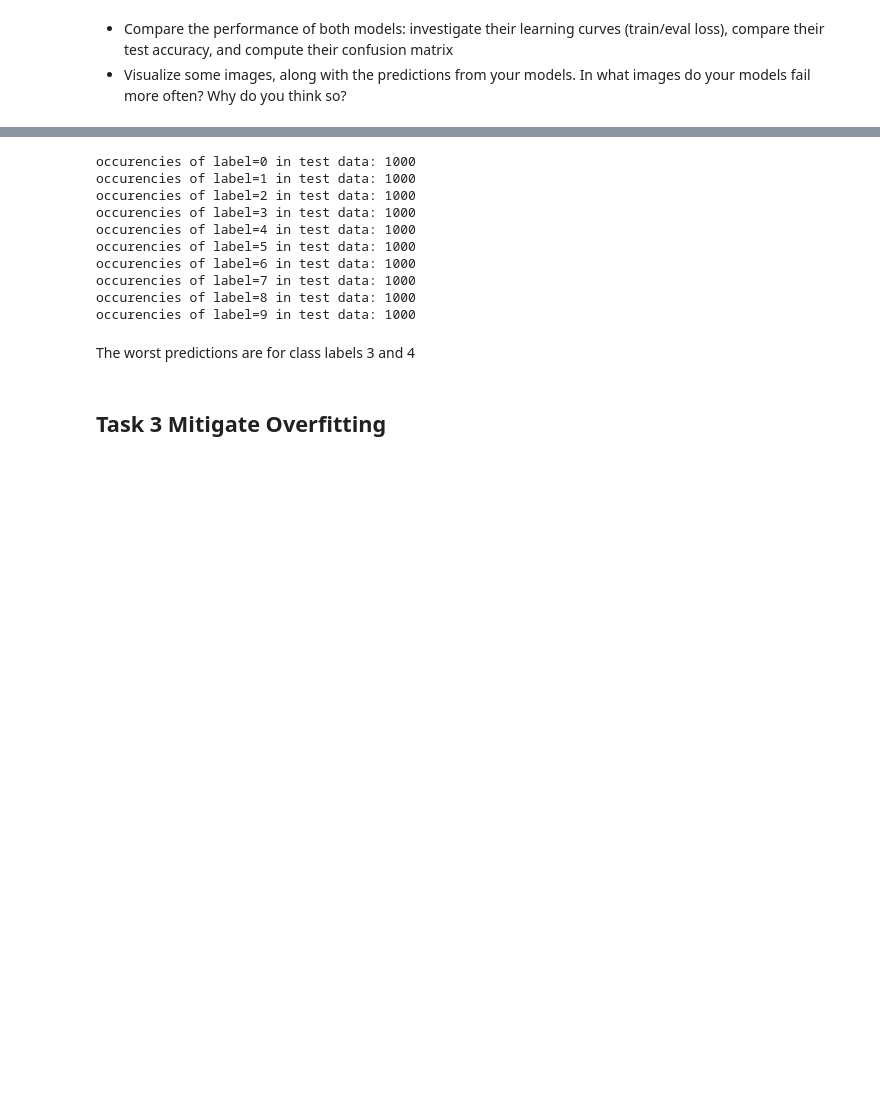
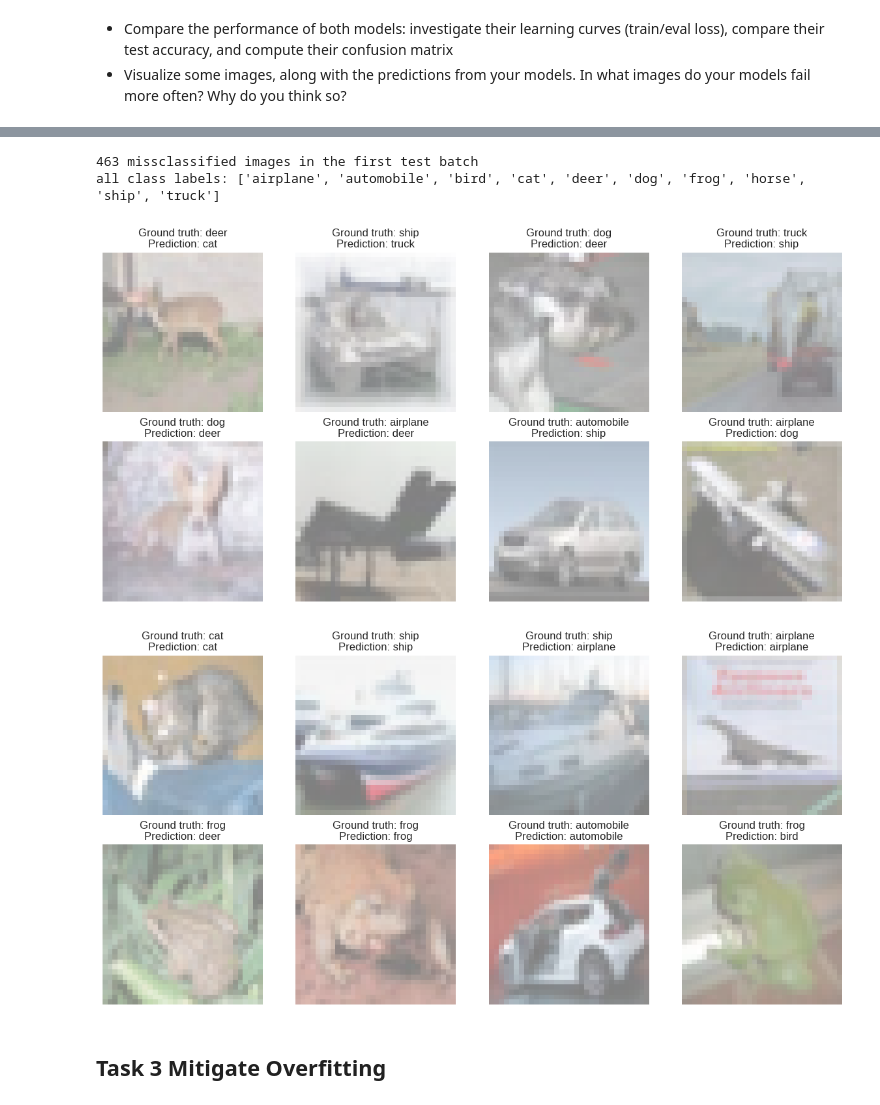
Before and after one commit to kel16/CudaLabTasksSS25, a Jupyter notebook: Session1/Analysis_MLP.ipynb, the cells around one changed output, grey strips where cells are left out. Saved outputs shown, nothing was run; the diff lists cells and outputs as text; code cells hidden in the pictures; blank space fills up the shorter version.

```diff
--- a/Session1/Analysis_MLP.ipynb
+++ b/Session1/Analysis_MLP.ipynb
@@ -36,6 +36,8 @@ Train and compare the following models on the CIFAR-10 dataset (available in PyT
 # %%
 train_dataset = datasets.CIFAR10(root=DATASET_PATH, train=True, transform=transforms.ToTensor(), download=True)
 test_dataset = datasets.CIFAR10(root=DATASET_PATH, train=False, transform=transforms.ToTensor(), download=True)
+
+CLASSES = train_dataset.classes
 # %%
 train_loader = torch.utils.data.DataLoader(
         dataset=train_dataset,
@@ -105,21 +109,25 @@ fig_, ax_ = metrics['confusion_matrix'].plot()
-# %%
-for class_count in range(OUTPUT_DIM):
-    print(f"occurencies of label={class_count} in test data: {eval_loader.dataset.targets.count(class_count)}")
-# %% [output]
-occurencies of label=0 in test data: 1000
-occurencies of label=1 in test data: 1000
-occurencies of label=2 in test data: 1000
-occurencies of label=3 in test data: 1000
-occurencies of label=4 in test data: 1000
-occurencies of label=5 in test data: 1000
-occurencies of label=6 in test data: 1000
-occurencies of label=7 in test data: 1000
-occurencies of label=8 in test data: 1000
-occurencies of label=9 in test data: 1000
-# %% [markdown]
-The worst predictions are for class labels 3 and 4
 # %%
-# TODO plot images
+from visualize import plot_images
+
+first_batch = next(iter(eval_loader))
+images, targets = first_batch
+targets = targets.cpu()
+predictions = mlp(images.to(device)).argmax(dim=1).cpu()
+images = images.cpu()
+print("all available class labels:", CLASSES)
+
+# take failed samples from the batch
+diff_indices = np.where(targets != predictions)[0]
+print(f"{len(diff_indices)} missclassified images in the first test batch")
+sample_ids = diff_indices[len(diff_indices)//2:]
+
+plot_images(images[sample_ids], targets[sample_ids].cpu(), predictions[sample_ids].cpu(), CLASSES)
+plot_images(images, targets.cpu(), predictions.cpu(), CLASSES)
+# %% [output]
+463 missclassified images in the first test batch
+all class labels: ['airplane', 'automobile', 'bird', 'cat', 'deer', 'dog', 'frog', 'horse', 'ship', 'truck']
+[figure, added]
+[figure, added]
 # %% [markdown]
 ## Task 3 Mitigate Overfitting
 # %% [markdown]
```
Also changed, not shown: parts of 21 cells of this notebook, 7 other files.
